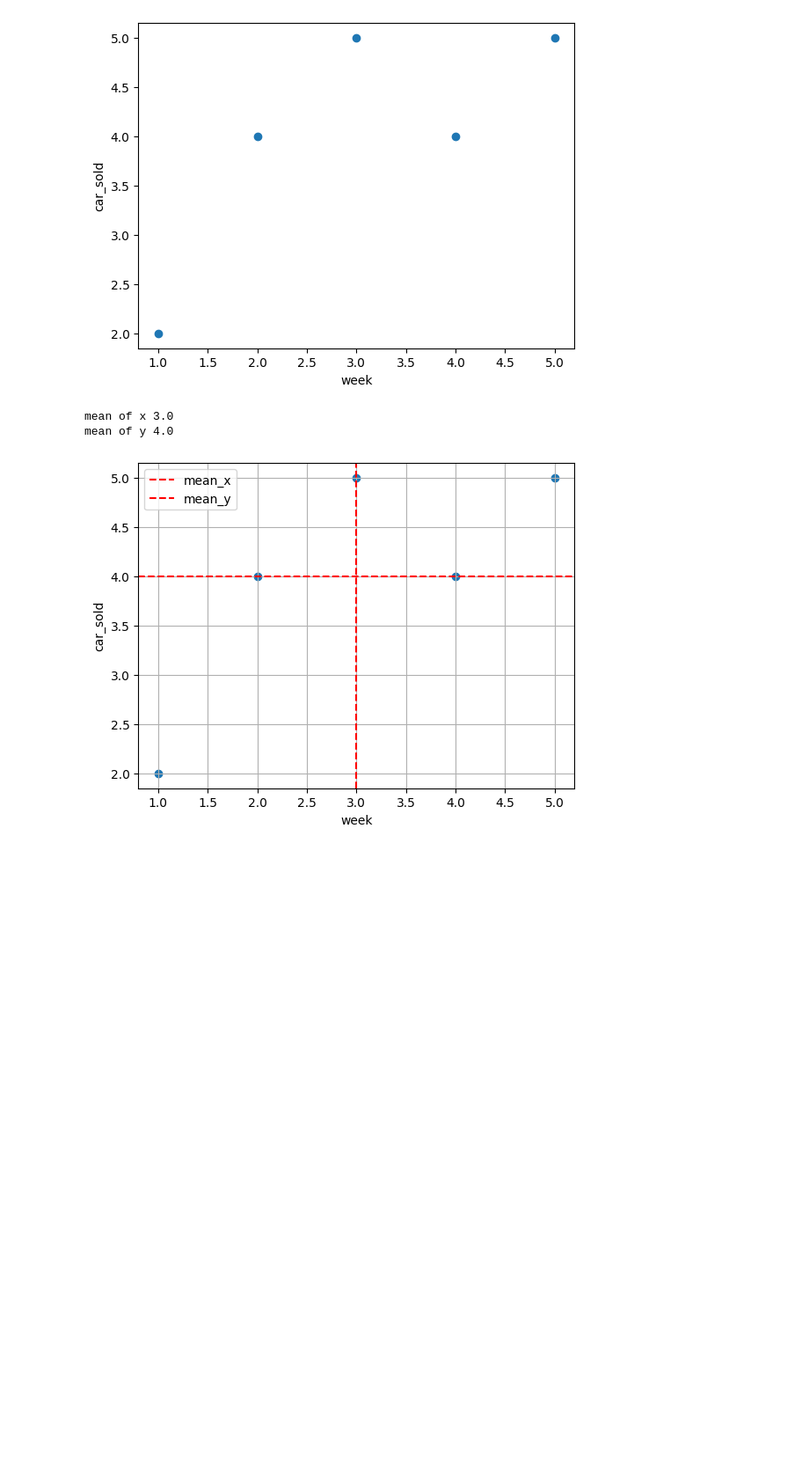
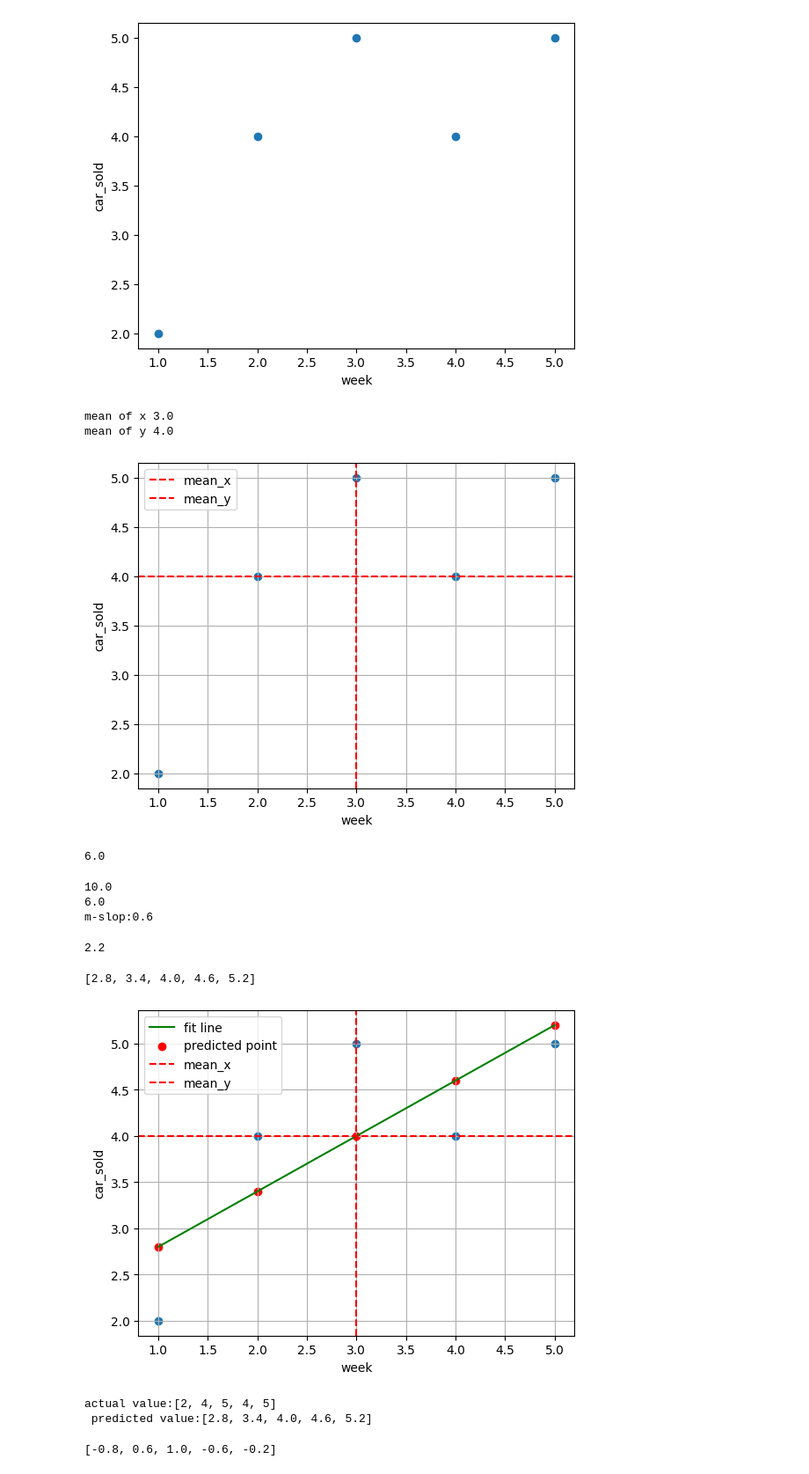
Before and after one commit to vishva0710/ML-From-Scratch, a Jupyter notebook: Machine-Learning/Linear-Regression/01_Math_Behind_LR.ipynb, the cells around one changed output. Shown at 88% size. Saved outputs shown, nothing was run; the diff lists cells and outputs as text; code cells hidden in the pictures; blank space fills up the shorter version.

```diff
--- a/Machine-Learning/Linear-Regression/01_Math_Behind_LR.ipynb
+++ b/Machine-Learning/Linear-Regression/01_Math_Behind_LR.ipynb
@@ -70,0 +71,12 @@ plt.show()
+# %%
+x=data['week']
+y=data['car_sold']
+summation=0
+for i,j in zip(x,y):
+  x_divation=mean_x-i
+  y_divation=mean_y-j
+  mul_x_y=x_divation*y_divation
+  summation=mul_x_y+summation
+print(summation)
+# %% [output]
+6.0
@@ -70,0 +86,45 @@ plt.show()
+# %%
+summation1=0
+for k in x:
+  x_divite=(mean_x-k)**2
+  summation1=x_divite+summation1
+print(summation1)
+print(summation)
+#m= Σ(x - x̄)²(y - ȳ)²/Σ(x - x̄)²
+m=summation/summation1
+print(f'm-slop:{m}')
+# %% [output]
+10.0
+6.0
+m-slop:0.6
+# %%
+# to find c value ȳ=𝑚x̄+𝑐
+#ȳ=y_mean,x̄=x_mean
+c=mean_y-(m*3)
+print(c)
+# %% [output]
+2.2
+# %%
+#y=0.6x+2.2
+#now we want to apply all the x value to find the predicted value y
+value=[]
+for x in data['week']:
+  pred_y=(m*x)+c
+  value.append(round(float(pred_y),1))
+print(value)
+# %% [output]
+[2.8, 3.4, 4.0, 4.6, 5.2]
+# %%
+# now we get the preducted value
+plt.scatter(data['week'],data['car_sold'])
+plt.xlabel('week')
+plt.ylabel('car_sold')
+plt.plot(data['week'],value,color='green',label='fit line')
+plt.scatter(data['week'],value,color='red',marker='o',label='predicted point')
+plt.axvline(x=mean_x,color='red',linestyle='--',label='mean_x')
+plt.axhline(y=mean_y,color='red',linestyle='--',label='mean_y')
+plt.legend()
+plt.grid()
+plt.show()
+# %% [output]
+[figure, added]
@@ -70,0 +134,19 @@ plt.show()
+# %%
+actual_value=[]
+predicted_Value=[]
+for a,p in zip(data['car_sold'],value):
+  actual_value.append(a)
+  predicted_Value.append(p)
+print(f'actual value:{actual_value}')
+print(f' predicted value:{predicted_Value}')
+# %% [output]
+actual value:[2, 4, 5, 4, 5]
+ predicted value:[2.8, 3.4, 4.0, 4.6, 5.2]
+# %%
+error=[]
+for r2 in range(len(data['car_sold'])):
+    residual=actual_value[r2]-predicted_Value[r2]
+    error.append(round(residual,1))
+print(error)
+# %% [output]
+[-0.8, 0.6, 1.0, -0.6, -0.2]
```
Also changed, not shown: parts of 18 cells of this notebook.
